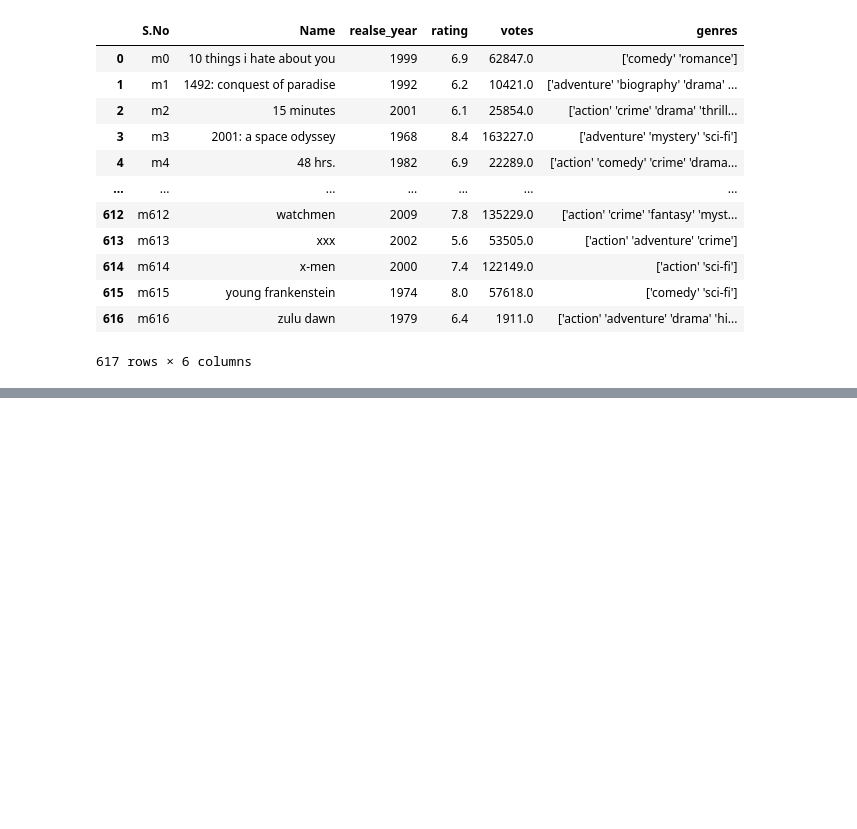
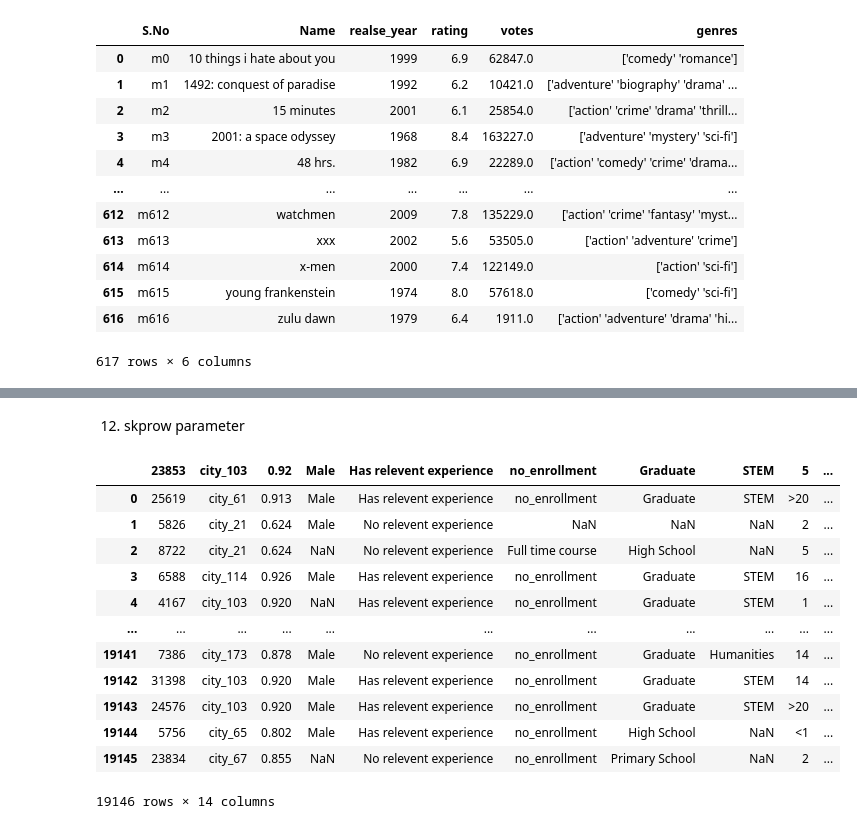
Before and after one commit to 960Subhamsingh/Data-Sciences, a Jupyter notebook: 1 - working with csv file/working with csv.ipynb, the cells around one changed output, grey strips where cells are left out. Drawn from its saved outputs; the diff is of its cells as text; code cells hidden in the pictures; blank space fills up the shorter version.

```diff
--- a/1 - working with csv file/working with csv.ipynb
+++ b/1 - working with csv file/working with csv.ipynb
@@ -69,0 +185,18 @@ pd.read_csv("movie_titles .tsv" ,sep='\t' ,names=['S.No','Name','realse_year','r
+# %% [markdown]
+12. skprow parameter
+# %%
+pd.read_csv('train.csv',skiprows=12)
+# %% [output]
+|  | 23853 | city_103 | 0.92 | Male | Has relevent experience | no_enrollment | Graduate | STEM | 5 | ... |
+| 0 | 25619 | city_61 | 0.913 | Male | Has relevent experience | no_enrollment | Graduate | STEM | >20 | ... |
+| 1 | 5826 | city_21 | 0.624 | Male | No relevent experience | NaN | NaN | NaN | 2 | ... |
+| 2 | 8722 | city_21 | 0.624 | NaN | No relevent experience | Full time course | High School | NaN | 5 | ... |
+| 3 | 6588 | city_114 | 0.926 | Male | Has relevent experience | no_enrollment | Graduate | STEM | 16 | ... |
+| 4 | 4167 | city_103 | 0.920 | NaN | Has relevent experience | no_enrollment | Graduate | STEM | 1 | ... |
+| ... | ... | ... | ... | ... | ... | ... | ... | ... | ... | ... |
+| 19141 | 7386 | city_173 | 0.878 | Male | No relevent experience | no_enrollment | Graduate | Humanities | 14 | ... |
+| 19142 | 31398 | city_103 | 0.920 | Male | Has relevent experience | no_enrollment | Graduate | STEM | 14 | ... |
+| 19143 | 24576 | city_103 | 0.920 | Male | Has relevent experience | no_enrollment | Graduate | STEM | >20 | ... |
+| 19144 | 5756 | city_65 | 0.802 | Male | Has relevent experience | no_enrollment | High School | NaN | <1 | ... |
+| 19145 | 23834 | city_67 | 0.855 | NaN | No relevent experience | no_enrollment | Primary School | NaN | 2 | ... |
+19146 rows × 14 columns
```
Also changed, not shown: parts of 12 cells of this notebook.
